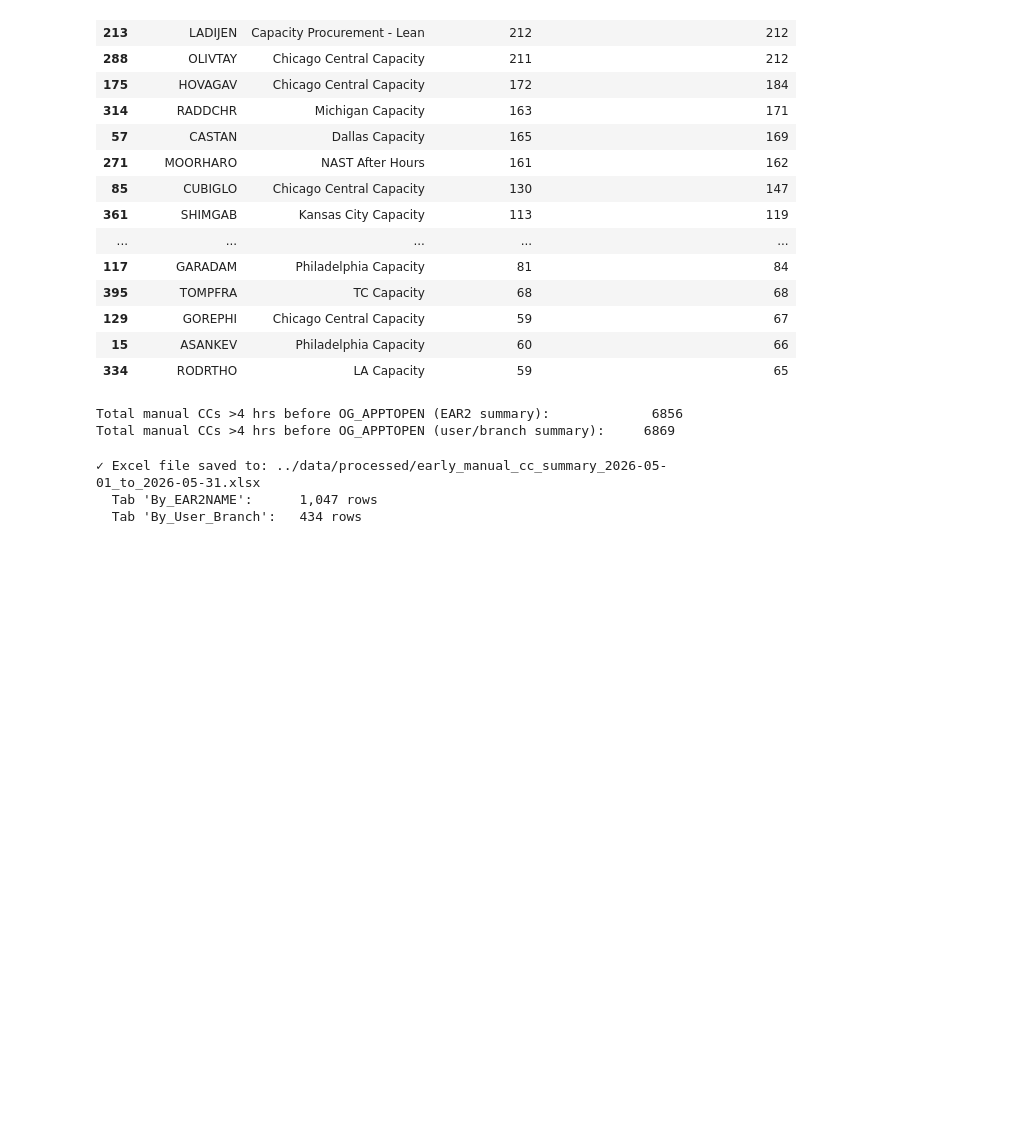
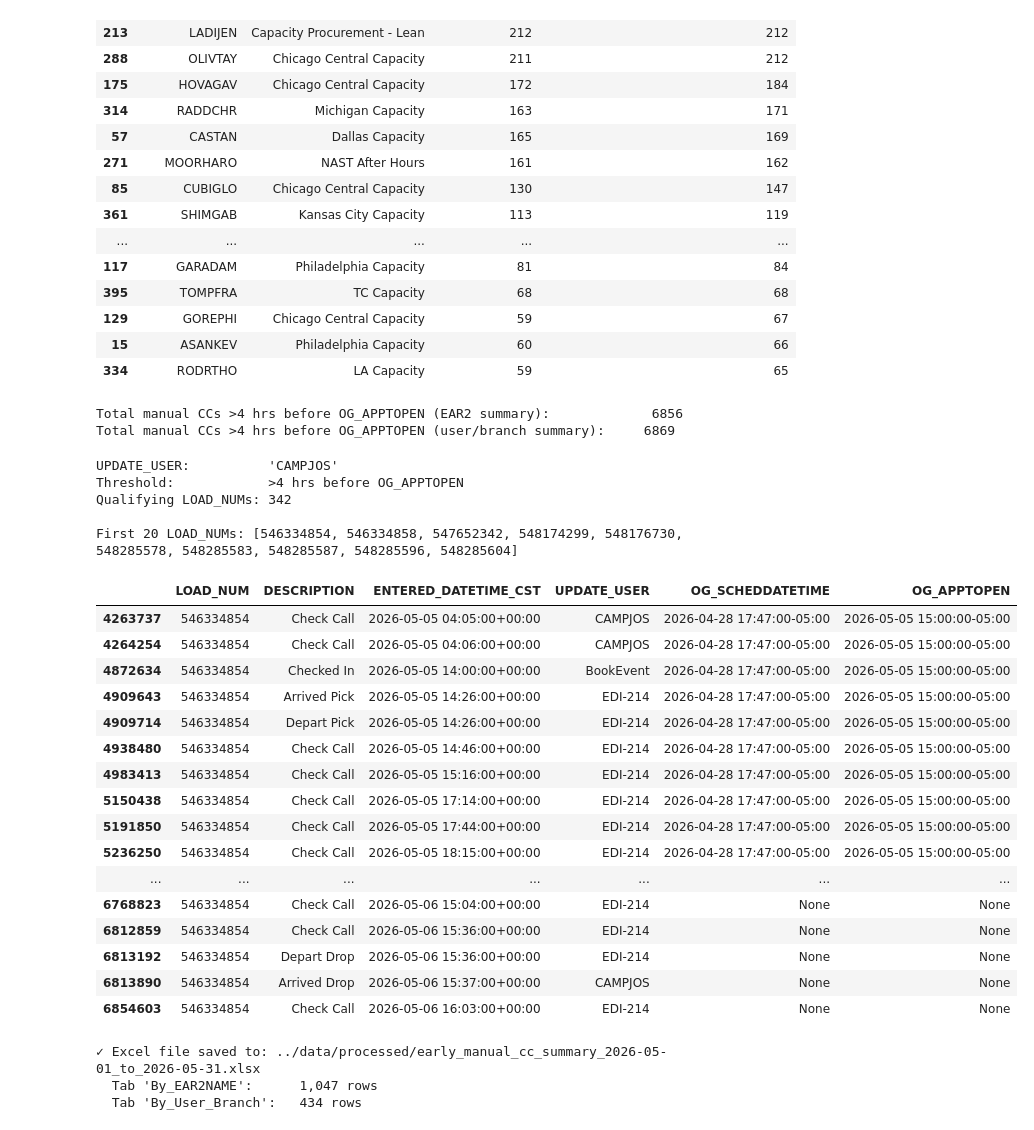
Before and after one commit to vugtlan/LoadTrackingOverProcessing, a Jupyter notebook: notebooks/loadTrackingOverProcessing.ipynb, the cells around one changed output. Cells and saved outputs as stored; diff of their text form; code cells hidden in the pictures; blank space fills up the shorter version.

Commit message:
adding function to get loads from a specific 7 letter

```diff
--- a/notebooks/loadTrackingOverProcessing.ipynb
+++ b/notebooks/loadTrackingOverProcessing.ipynb
@@ -358,6 +358,73 @@ print("Total manual CCs >4 hrs before OG_APPTOPEN (user/branch summary):    ", e
 # %% [output]
 Total manual CCs >4 hrs before OG_APPTOPEN (EAR2 summary):             6856
 Total manual CCs >4 hrs before OG_APPTOPEN (user/branch summary):     6869
+# %%
+def get_load_nums_for_user_early_cc(df, update_user, early_threshold_hours=4):
+    """
+    Returns a list of LOAD_NUMs where the specified UPDATE_USER entered at least
+    one manual check call more than `early_threshold_hours` before OG_APPTOPEN.
+
+    Args:
+        df (pd.DataFrame): Raw dataframe from Snowflake.
+        update_user (str): The UPDATE_USER value to filter on.
+        early_threshold_hours (int): Hours before OG_APPTOPEN threshold. Default 4.
+
+    Returns:
+        list: Sorted list of distinct LOAD_NUMs meeting the criteria.
+    """
+    df = df.copy()
+    df['ENTERED_DATETIME_CST'] = pd.to_datetime(df['ENTERED_DATETIME_CST'], utc=True, errors='coerce')
+    df['OG_APPTOPEN'] = pd.to_datetime(df['OG_APPTOPEN'], utc=True, errors='coerce')
+    early_cutoff = pd.Timedelta(hours=early_threshold_hours)
+
+    mask = (
+        (df['CHECK_CALL_TYPE'] == 'CC') &
+        (df['AUTOMATED'] == False) &
+        (df['UPDATE_USER'] == update_user) &
+        (df['HUMAN_ENTERED_CHECKCALL_FLAG'] == 1) &
+        (df['OG_APPTOPEN'].notna()) &
+        (df['ENTERED_DATETIME_CST'] < df['OG_APPTOPEN']) &
+        ((df['OG_APPTOPEN'] - df['ENTERED_DATETIME_CST']) > early_cutoff)
+    )
+
+    load_nums = sorted(df.loc[mask, 'LOAD_NUM'].unique().tolist())
+    print(f"UPDATE_USER:          '{update_user}'")
+    print(f"Threshold:            >{early_threshold_hours} hrs before OG_APPTOPEN")
+    print(f"Qualifying LOAD_NUMs: {len(load_nums):,}")
+    return load_nums
+
+
+# Example usage — replace with the user you want to investigate
+# example_user = early_by_user_branch.iloc[0]['UPDATE_USER']
+example_user = 'CAMPJOS'
+user_load_nums = get_load_nums_for_user_early_cc(df, update_user=example_user, early_threshold_hours=4)
+print(f"\nFirst 20 LOAD_NUMs: {user_load_nums[:10]}")
+# %% [output]
+UPDATE_USER:          'CAMPJOS'
+Threshold:            >4 hrs before OG_APPTOPEN
+Qualifying LOAD_NUMs: 342
+
+First 20 LOAD_NUMs: [546334854, 546334858, 547652342, 548174299, 548176730, 548285578, 548285583, 548285587, 548285596, 548285604]
+# %%
+df[df['LOAD_NUM']==546334854][['LOAD_NUM','DESCRIPTION','ENTERED_DATETIME_CST','UPDATE_USER','OG_SCHEDDATETIME','OG_APPTOPEN']]
+# %% [output]
+|  | LOAD_NUM | DESCRIPTION | ENTERED_DATETIME_CST | UPDATE_USER | OG_SCHEDDATETIME | OG_APPTOPEN |
+| 4263737 | 546334854 | Check Call | 2026-05-05 04:05:00+00:00 | CAMPJOS | 2026-04-28 17:47:00-05:00 | 2026-05-05 15:00:00-05:00 |
+| 4264254 | 546334854 | Check Call | 2026-05-05 04:06:00+00:00 | CAMPJOS | 2026-04-28 17:47:00-05:00 | 2026-05-05 15:00:00-05:00 |
+| 4872634 | 546334854 | Checked In | 2026-05-05 14:00:00+00:00 | BookEvent | 2026-04-28 17:47:00-05:00 | 2026-05-05 15:00:00-05:00 |
+| 4909643 | 546334854 | Arrived Pick | 2026-05-05 14:26:00+00:00 | EDI-214 | 2026-04-28 17:47:00-05:00 | 2026-05-05 15:00:00-05:00 |
+| 4909714 | 546334854 | Depart Pick | 2026-05-05 14:26:00+00:00 | EDI-214 | 2026-04-28 17:47:00-05:00 | 2026-05-05 15:00:00-05:00 |
+| 4938480 | 546334854 | Check Call | 2026-05-05 14:46:00+00:00 | EDI-214 | 2026-04-28 17:47:00-05:00 | 2026-05-05 15:00:00-05:00 |
+| 4983413 | 546334854 | Check Call | 2026-05-05 15:16:00+00:00 | EDI-214 | 2026-04-28 17:47:00-05:00 | 2026-05-05 15:00:00-05:00 |
+| 5150438 | 546334854 | Check Call | 2026-05-05 17:14:00+00:00 | EDI-214 | 2026-04-28 17:47:00-05:00 | 2026-05-05 15:00:00-05:00 |
+| 5191850 | 546334854 | Check Call | 2026-05-05 17:44:00+00:00 | EDI-214 | 2026-04-28 17:47:00-05:00 | 2026-05-05 15:00:00-05:00 |
+| 5236250 | 546334854 | Check Call | 2026-05-05 18:15:00+00:00 | EDI-214 | 2026-04-28 17:47:00-05:00 | 2026-05-05 15:00:00-05:00 |
+| ... | ... | ... | ... | ... | ... | ... |
+| 6768823 | 546334854 | Check Call | 2026-05-06 15:04:00+00:00 | EDI-214 | None | None |
+| 6812859 | 546334854 | Check Call | 2026-05-06 15:36:00+00:00 | EDI-214 | None | None |
+| 6813192 | 546334854 | Depart Drop | 2026-05-06 15:36:00+00:00 | EDI-214 | None | None |
+| 6813890 | 546334854 | Arrived Drop | 2026-05-06 15:37:00+00:00 | CAMPJOS | None | None |
+| 6854603 | 546334854 | Check Call | 2026-05-06 16:03:00+00:00 | EDI-214 | None | None |
 # %%
 
 # Export early manual CC summaries to Excel
```
